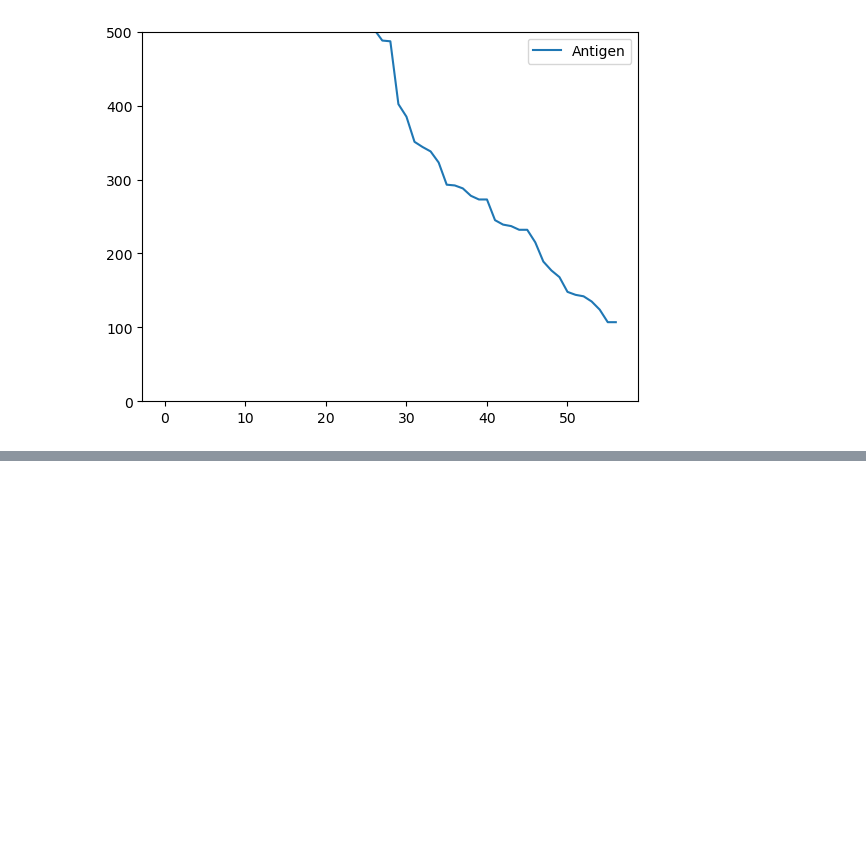
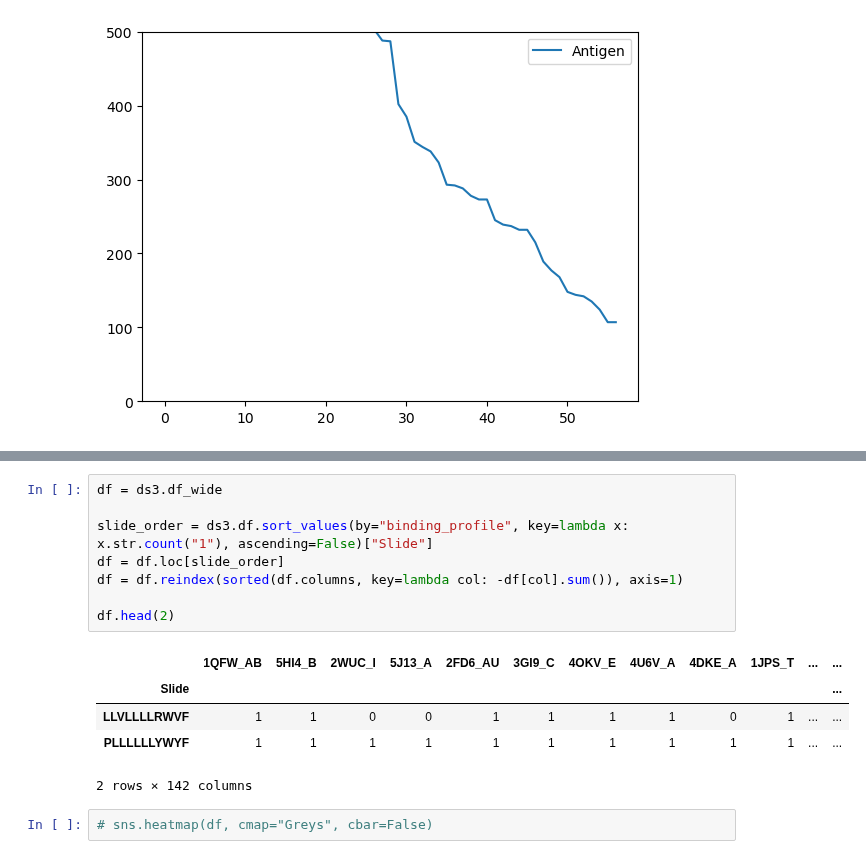
Before and after one commit to csi-greifflab/negative-class-optimization, a Jupyter notebook: notebooks/16_Explore_Absolut_Data.ipynb, the cells around one changed output, grey strips where cells are left out. Drawn from its saved outputs; the diff is of its cells as text; blank space fills up the shorter version.

```diff
--- a/notebooks/16_Explore_Absolut_Data.ipynb
+++ b/notebooks/16_Explore_Absolut_Data.ipynb
@@ -229,0 +234,16 @@ Name: Antigen, dtype: float64
+# %%
+df = ds3.df_wide
+
+slide_order = ds3.df.sort_values(by="binding_profile", key=lambda x: x.str.count("1"), ascending=False)["Slide"]
+df = df.loc[slide_order]
+df = df.reindex(sorted(df.columns, key=lambda col: -df[col].sum()), axis=1)
+
+df.head(2)
+# %% [output]
+|  | 1QFW_AB | 5HI4_B | 2WUC_I | 5J13_A | 2FD6_AU | 3GI9_C | 4OKV_E | 4U6V_A | 4DKE_A | 1JPS_T | ... | ... |
+| Slide |  |  |  |  |  |  |  |  |  |  |  | ... |
+| LLVLLLLRWVF | 1 | 1 | 0 | 0 | 1 | 1 | 1 | 1 | 0 | 1 | ... | ... |
+| PLLLLLLYWYF | 1 | 1 | 1 | 1 | 1 | 1 | 1 | 1 | 1 | 1 | ... | ... |
+2 rows × 142 columns
+# %%
+# sns.heatmap(df, cmap="Greys", cbar=False)
```
Also changed, not shown: parts of 7 cells of this notebook, 6 other files.
